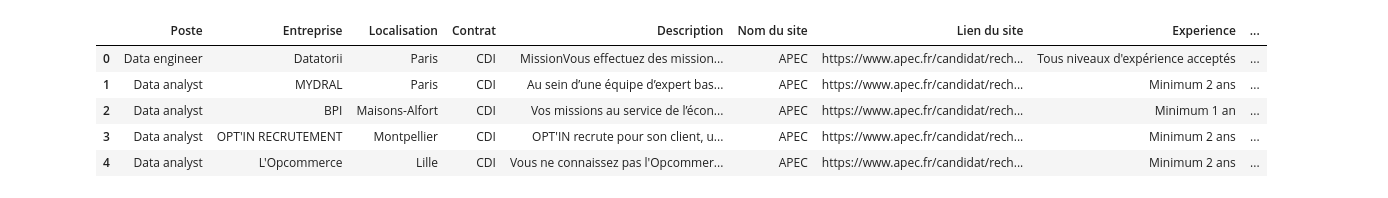
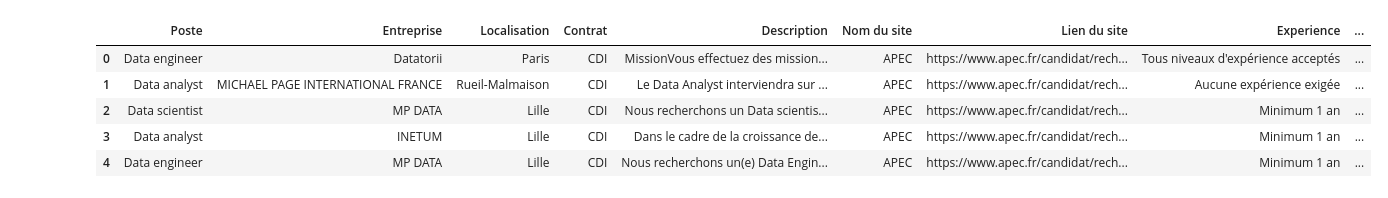
Before and after one commit to karolinajedrzejewskaa/Job-scrapping, a Jupyter notebook: Selenium/nettoyage/nettoyage.ipynb, the cells around one changed output. Cells and saved outputs as stored; diff of their text form; code cells hidden in the pictures.

```diff
--- a/Selenium/nettoyage/nettoyage.ipynb
+++ b/Selenium/nettoyage/nettoyage.ipynb
@@ -5,11 +5,11 @@ import re
 from datetime import datetime
 from dateutil.parser import parse
 
-welc = pd.read_csv('C:\\Users\\559816\\Documents\\Project 3\\Job-scrapping\\Selenium\\welcome_to_the_jungle_30_06_clean.csv')
-apec = pd.read_csv('C:\\Users\\559816\\Documents\\Project 3\\Job-scrapping\\Selenium\\apec_24_06_24.csv')
-link = pd.read_csv('C:\\Users\\559816\\Documents\\Project 3\\Job-scrapping\\Selenium\\linkedin_exctration_du_24_06.csv')
-cadr = pd.read_csv('C:\\Users\\559816\\Documents\\Project 3\\Job-scrapping\\Selenium\\cadremploi_jobs 26-06.csv', encoding='Windows-1252', delimiter=';')
-pole = pd.read_csv('C:\\Users\\559816\\Documents\\Project 3\\Job-scrapping\\Selenium\\pole_emploi_26_06.csv')
+#welc = pd.read_csv('C:\\Users\\559816\\Documents\\Project 3\\Job-scrapping\\Selenium\\nettoyage\\welcome_to_the_jungle_19_07.csv')
+apec = pd.read_csv('C:\\Users\\559816\\Documents\\Project 3\\Job-scrapping\\Selenium\\nettoyage\\apec_22_07_24.csv')
+link = pd.read_csv('C:\\Users\\559816\\Documents\\Project 3\\Job-scrapping\\Selenium\\nettoyage\\linkedin_extraction_du_22_07_2024.csv')
+#cadr = pd.read_csv('C:\\Users\\559816\\Documents\\Project 3\\Job-scrapping\\Selenium\\nettoyage\\cadremploi_jobs 08-07-24.csv', delimiter=';', encoding='latin1')
+pole = pd.read_csv('C:\\Users\\559816\\Documents\\Project 3\\Job-scrapping\\Selenium\\nettoyage\\pole_emploi_2207.csv')
 # %%
 # Csv Welcome to the Jungle
 
@@ -24,5 +35,7 @@ welc.head()
 # %%
 # Nettoyage initial de csv Apec
+
+apec = pd.concat([apec, apec], ignore_index=True)
 
 apec = apec.drop(columns = "Unnamed: 0")
 apec = apec.rename(columns={'Expérience': 'Experience', 'Profil recherché' : 'Profil recherche'})
@@ -42,34 +55,34 @@ def remove_numbers_hyphens_from_end(s):
         return s
 
 # Apply the function to 'column1'
 apec['Localisation'] = apec['Localisation'].apply(remove_numbers_hyphens_from_end)
 
 def remove_numbers_from_start(s):
     if len(s) <= 3:
         return re.sub(r'^\d+', '', s)
     else:
         # Split into two parts: the first 3 characters and the rest of the string
         start_part = s[:3]
         main_part = s[3:]
         # Remove numbers from the first 3 characters
         start_part = re.sub(r'\d', '', start_part)
         # Combine the parts back together
         s = start_part + main_part
         s = s.strip()
         return s
 
 # Apply the function to 'column1'
 apec['Contrat'] = apec['Contrat'].apply(remove_numbers_from_start)
 
 apec['Date de parution'] = apec['Date de parution'].str.replace('Publiée le ', '', regex=False)
 
 apec.replace('A négocier', np.nan, inplace=True)
 
 apec.head()
 # %% [output]
 |  | Poste | Entreprise | Localisation | Contrat | Description | Nom du site | Lien du site | Experience | ... |
 | 0 | Data engineer | Datatorii | Paris | CDI | MissionVous effectuez des mission... | APEC | https://www.apec.fr/candidat/rech... | Tous niveaux d'expérience acceptés | ... |
-| 1 | Data analyst | MYDRAL | Paris | CDI | Au sein d’une équipe d’expert bas... | APEC | https://www.apec.fr/candidat/rech... | Minimum 2 ans | ... |
-| 2 | Data analyst | BPI | Maisons-Alfort | CDI | Vos missions au service de l’écon... | APEC | https://www.apec.fr/candidat/rech... | Minimum 1 an | ... |
-| 3 | Data analyst | OPT'IN RECRUTEMENT | Montpellier | CDI | OPT'IN recrute pour son client, u... | APEC | https://www.apec.fr/candidat/rech... | Minimum 2 ans | ... |
-| 4 | Data analyst | L'Opcommerce | Lille | CDI | Vous ne connaissez pas l'Opcommer... | APEC | https://www.apec.fr/candidat/rech... | Minimum 2 ans | ... |
+| 1 | Data analyst | MICHAEL PAGE INTERNATIONAL FRANCE | Rueil-Malmaison | CDI | Le Data Analyst interviendra sur ... | APEC | https://www.apec.fr/candidat/rech... | Aucune expérience exigée | ... |
+| 2 | Data scientist | MP DATA | Lille | CDI | Nous recherchons un Data scientis... | APEC | https://www.apec.fr/candidat/rech... | Minimum 1 an | ... |
+| 3 | Data analyst | INETUM | Lille | CDI | Dans le cadre de la croissance de... | APEC | https://www.apec.fr/candidat/rech... | Minimum 1 an | ... |
+| 4 | Data engineer | MP DATA | Lille | CDI | Nous recherchons un(e) Data Engin... | APEC | https://www.apec.fr/candidat/rech... | Minimum 1 an | ... |
```
Also changed, not shown: parts of 27 cells of this notebook.
